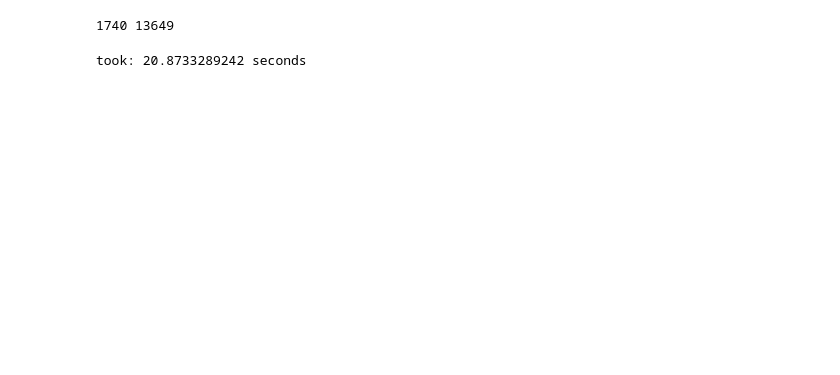
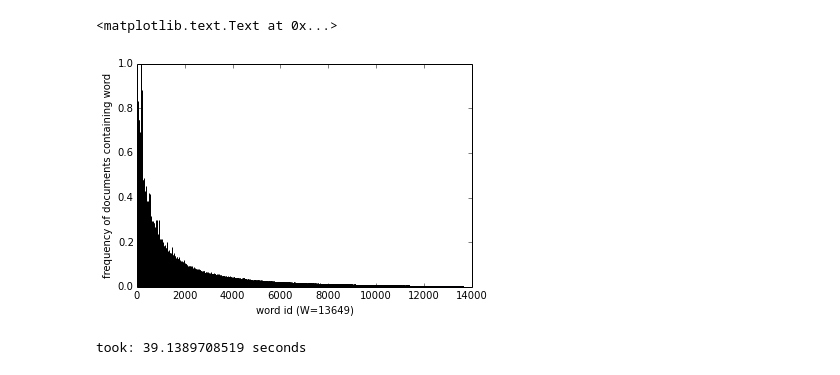
Before and after one commit to datamicroscopes/kernels, a Jupyter notebook: examples/nips12-clustering.ipynb, the cells around one changed output. Saved outputs shown, nothing was run; the diff lists cells and outputs as text; code cells hidden in the pictures; blank space fills up the shorter version.

```diff
--- a/examples/nips12-clustering.ipynb
+++ b/examples/nips12-clustering.ipynb
@@ -35,0 +66,10 @@ N, W = counts.shape
+# %%
+# now let's look at the word occurance frequency count
+freqs = occurances.sum(axis=0)
+freqs = np.array(freqs, dtype=np.float)/float(N)
+plt.bar(range(len(freqs)), freqs)
+plt.xlabel('word id (W={})'.format(W))
+plt.ylabel('frequency of documents containing word')
+# %% [output]
+<matplotlib.text.Text at 0x...>
+[figure, added]
@@ -70,16 +118,11 @@ hparams = {
 }
-# %%
-# dataset size
-print N, W
-# %% [output]
-1740 13649
 # %%
 # toss the first burnin samples
-burnin = 1
+burnin = 100
 start = time.time()
 for _ in xrange(burnin):
     gibbs.assign(model, r)
-    #slice.hp(model, {}, hparams, r)
+    slice.hp(model, {}, hparams, r)
 print 'took:', (time.time() - start), 'seconds'
 # %% [output]
-took: 20.8733289242 seconds
+took: 39.1389708519 seconds
```
Also changed, not shown: parts of 18 cells of this notebook.
